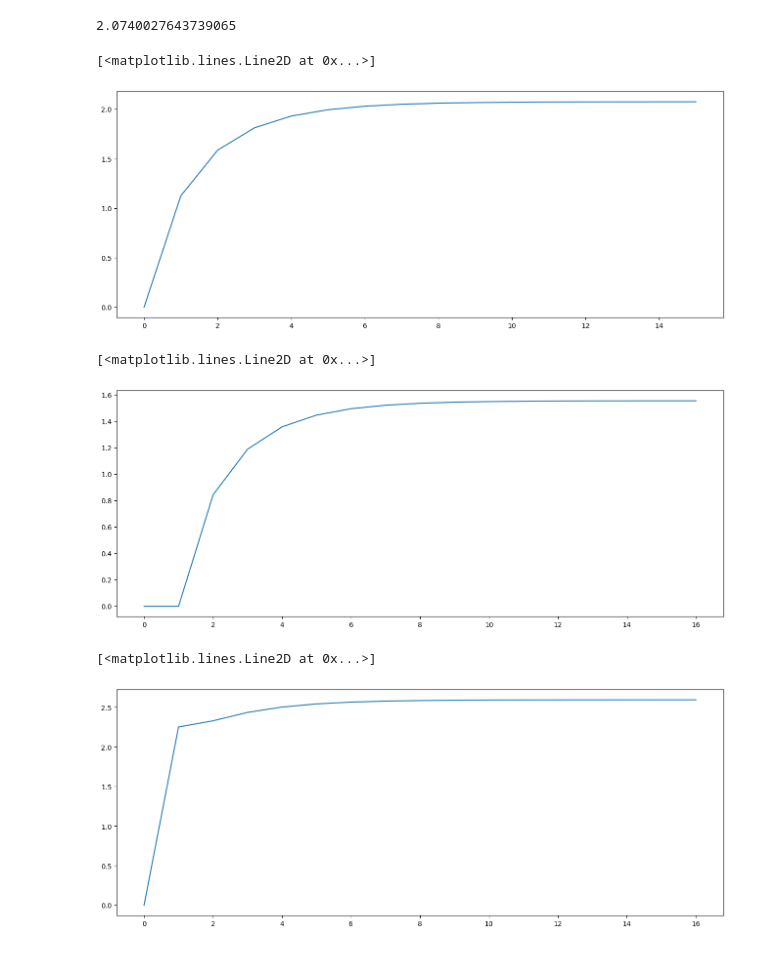
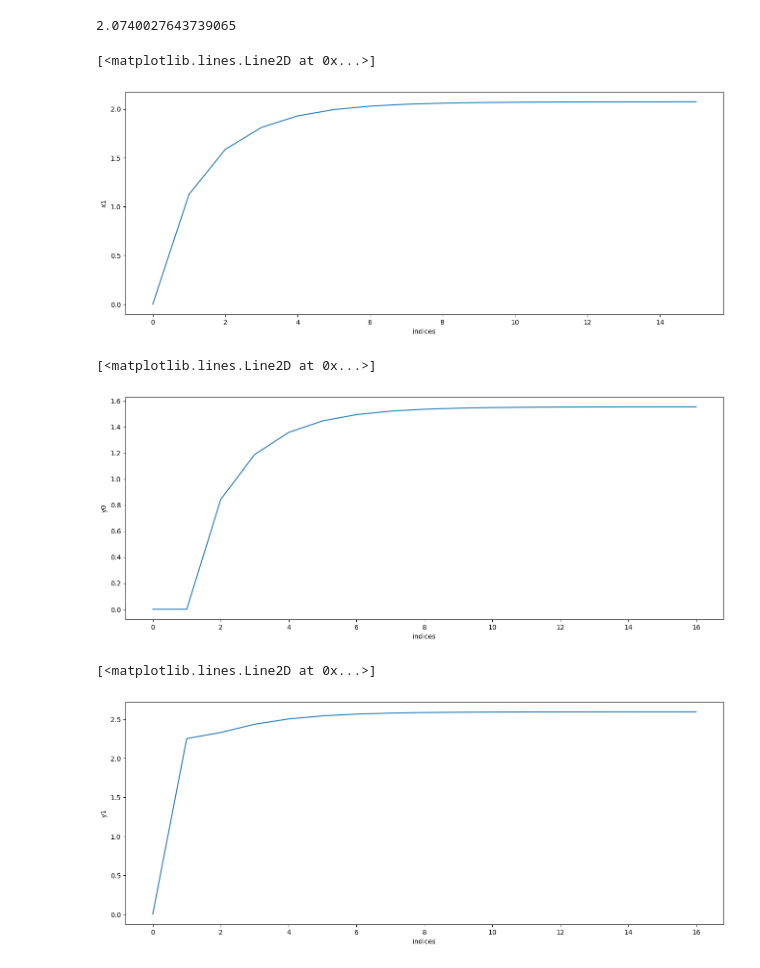
Before and after one commit to cdavin2/dsp_hw, a Jupyter notebook: hw9_p2.ipynb, the cells around one changed output. Saved outputs shown, nothing was run; the diff lists cells and outputs as text; code cells hidden in the pictures.

```diff
--- a/hw9_p2.ipynb
+++ b/hw9_p2.ipynb
@@ -47,17 +44,23 @@ print(x1)
 # %% [output]
 2.0740027643739065
 # %%
+plt.ylabel("x1")
+plt.xlabel("indices")
 plt.plot(xp1)
 # %% [output]
 [<matplotlib.lines.Line2D at 0x...>]
-[figure, old version]
+[figure, new version]
 # %%
+plt.ylabel("y0")
+plt.xlabel("indices")
 plt.plot(yp0)
 # %% [output]
 [<matplotlib.lines.Line2D at 0x...>]
-[figure, old version]
+[figure, new version]
 # %%
+plt.ylabel("y1")
+plt.xlabel("indices")
 plt.plot(yp1)
 # %% [output]
 [<matplotlib.lines.Line2D at 0x...>]
-[figure, old version]
+[figure, new version]
```
Also changed, not shown: parts of 2 cells of this notebook.
